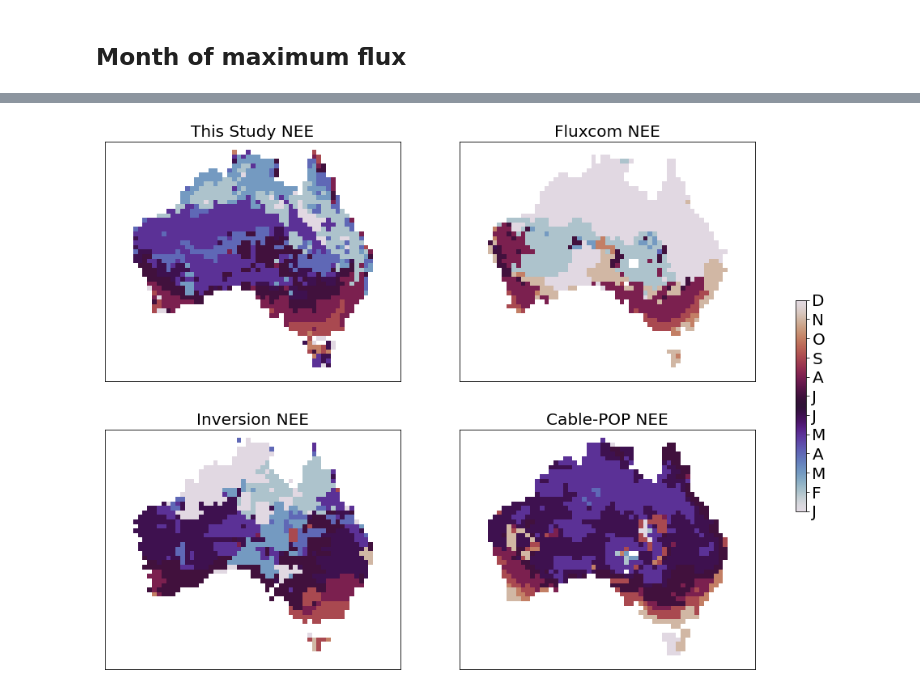
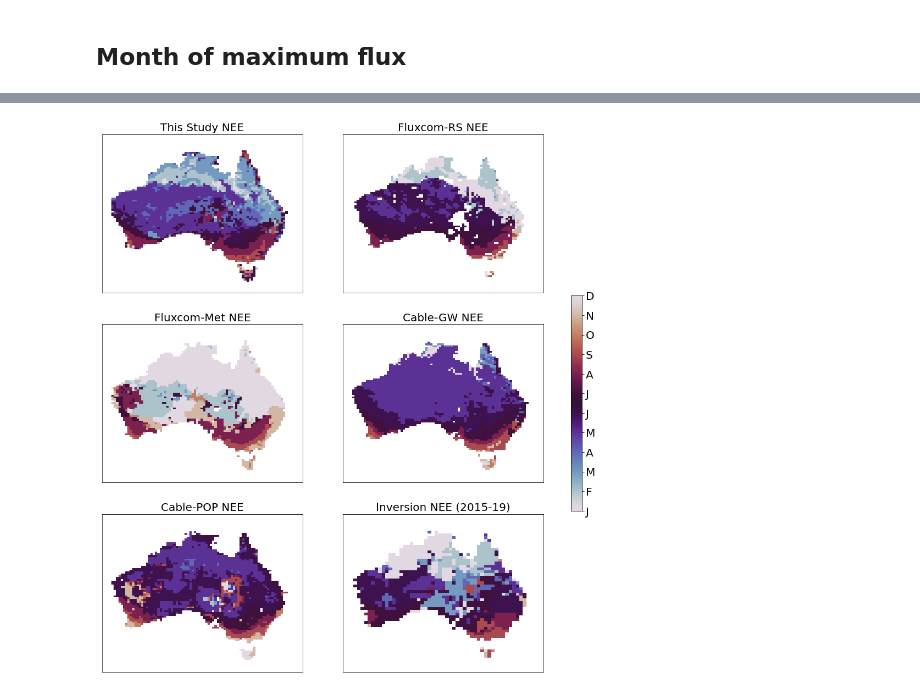
Before and after one commit to cbur24/NEE_modelling, a Jupyter notebook: 6a_Compare_products.ipynb, the cells around one changed output, grey strips where cells are left out. Cells and saved outputs as stored; diff of their text form; code cells hidden in the pictures.

Commit message:
1:1 plots and refine intercomparisons

```diff
--- a/6a_Compare_products.ipynb
+++ b/6a_Compare_products.ipynb
@@ -132,6 +143,6 @@ cable = xr_reproject(cable, geobox=grid.compat, resampling='bilinear')
 # %%
-cable_nee = xr_reproject(assign_crs(cable_nee['nbp'], crs='epsg:4326'), geobox=grid.compat, resampling='average')
-cable_nee = cable_nee.where(~mask.astype(bool))
+cable_gpp = xr_reproject(assign_crs(cable_gpp, crs='epsg:4326'), geobox=grid.compat, resampling='average') #['nbp']
+cable_gpp = cable_gpp.where(~mask.astype(bool))
 # %%
 modis_gpp = xr_reproject(modis_gpp, geobox=grid.compat, resampling='average')
 
@@ -175,5 +217,8 @@ trim=True
 if trim:
     ds = ds.sel(time=slice('2003', '2015'))
     ds_fc = ds_fc.sel(time=slice('2003', '2015'))
+    ds_fc_met = ds_fc_met.sel(time=slice('2003', '2015'))
+    cable_nee = cable_nee.sel(time=slice('2003', '2015'))
+    cable_nee_pop = cable_nee_pop['nbp'].sel(time=slice('2003', '2015'))
 # %%
 ds_1d = ds.sum(['x', 'y'])
@@ -302,14 +389,20 @@ ds_clim_mean_annual = ds.resample(time='1Y', label='left', loffset='6M').sum().m
 ds_fc_clim_mean = ds_fc.groupby('time.month').mean()
 ds_fc_clim_mean_annual = ds_fc.resample(time='1Y', label='left', loffset='6M').sum().mean('time')
 
+ds_fc_met_clim_mean = ds_fc_met.groupby('time.month').mean()
+ds_fc_met_clim_mean_annual = ds_fc_met.resample(time='1Y', label='left', loffset='6M').sum().mean('time')
+
 post_clim_mean = post.groupby('time.month').mean()
 post_clim_mean_annual = post.resample(time='1Y', label='left', loffset='6M').sum().mean('time')
 
-cable_clim_mean = cable.groupby('time.month').mean()
-cable_clim_mean_annual = cable.resample(time='1Y', label='left', loffset='6M').sum().mean('time')
+# cable_clim_mean = cable.groupby('time.month').mean()
+# cable_clim_mean_annual = cable.resample(time='1Y', label='left', loffset='6M').sum().mean('time')
 
 cable_nee_clim_mean = cable_nee.groupby('time.month').mean()
 cable_nee_clim_mean_annual = cable_nee.resample(time='1Y', label='left', loffset='6M').sum().mean('time')
+
+cable_nee_pop_clim_mean = cable_nee_pop.groupby('time.month').mean()
+cable_nee_pop_clim_mean_annual = cable_nee_pop.resample(time='1Y', label='left', loffset='6M').sum().mean('time')
 # %%
 # modis_gpp_clim_mean = modis_gpp.groupby('time.month').mean()
 # modis_gpp_clim_mean_annual = modis_gpp.resample(time='1Y', label='left', loffset='6M').sum().mean('time')
@@ -451,9 +568,11 @@ ax.set_ylabel('Climatological '+var+' PgC/year');
 if var == 'NEE':
     max_mean_month = allNaN_arg(ds_clim_mean, 'month', 'min')
     max_mean_month_fc = allNaN_arg(ds_fc_clim_mean, 'month', 'min')
+    max_mean_month_fc_met = allNaN_arg(ds_fc_met_clim_mean, 'month', 'min')
     max_mean_month_post = allNaN_arg(post_clim_mean, 'month', 'min')
-    max_mean_month_cable = allNaN_arg(cable_clim_mean, 'month', 'min')
+    #max_mean_month_cable = allNaN_arg(cable_clim_mean, 'month', 'min')
     max_mean_month_cable_nee = allNaN_arg(cable_nee_clim_mean, 'month', 'min')
+    max_mean_month_cable_nee_pop = allNaN_arg(cable_nee_pop_clim_mean, 'month', 'min')
     # max_mean_month_modis = allNaN_arg(modis_gpp_clim_mean, 'month', 'min')
     # max_mean_month_gosif = allNaN_arg(gosif_gpp_clim_mean, 'month', 'min')
     #max_mean_season = allNaN_arg(monthly_season, 'season', 'min')
@@ -466,34 +600,40 @@ else:
 # %%
-fig,ax = plt.subplots(2,2, figsize=(18,12), sharey=True, sharex=True)
+fig,ax = plt.subplots(3,2, figsize=(18,18), sharey=True, sharex=True)
 
 im = max_mean_month.plot.imshow(vmin=1, vmax=12, ax=ax[0,0], cmap='twilight', add_colorbar=False, add_labels=False)
 ax[0,0].set_title('This Study '+var, fontsize=20);
 
 im = max_mean_month_fc.plot.imshow(vmin=1, vmax=12, ax=ax[0,1], cmap='twilight', add_colorbar=False, add_labels=False)
-ax[0,1].set_title('Fluxcom '+var, fontsize=20);
+ax[0,1].set_title('Fluxcom-RS '+var, fontsize=20);
 
-im = max_mean_month_post.plot.imshow(vmin=1, vmax=12, ax=ax[1,0], cmap='twilight', add_colorbar=False, add_labels=False)
-ax[1,0].set_title('Inversion '+var, fontsize=20);
+im = max_mean_month_fc_met.plot.imshow(vmin=1, vmax=12, ax=ax[1,0], cmap='twilight', add_colorbar=False, add_labels=False)
+ax[1,0].set_title('Fluxcom-Met '+var, fontsize=20);
 
 # im = max_mean_month_cable.plot.imshow(vmin=1, vmax=12, ax=ax[1,1], cmap='twilight', add_colorbar=False)
 # ax[1,1].set_title('Cable '+var, fontsize=20);
 
 im = max_mean_month_cable_nee.plot.imshow(vmin=1, vmax=12, ax=ax[1,1], cmap='twilight', add_colorbar=False, add_labels=False)
-ax[1,1].set_title('Cable-POP '+var, fontsize=20);
+ax[1,1].set_title('Cable-GW '+var, fontsize=20);
+
+im = max_mean_month_cable_nee_pop.plot.imshow(vmin=1, vmax=12, ax=ax[2,0], cmap='twilight', add_colorbar=False, add_labels=False)
+ax[2,0].set_title('Cable-POP '+var, fontsize=20);
+
+im = max_mean_month_post.isel(x=range(15, 72), y=range(12, 68)).plot.imshow(vmin=1, vmax=12, ax=ax[2,1], cmap='twilight', add_colorbar=False, add_labels=False)
+ax[2,1].set_title('Inversion '+var+' (2015-19)', fontsize=20);
 
 # im = max_mean_month_modis.plot.imshow(vmin=1, vmax=12, ax=ax[1,0], cmap='twilight', add_colorbar=False)
 # ax[1,0].set_title('MODIS '+var, fontsize=20);
 
 # im = max_mean_month_gosif.plot.imshow(vmin=1, vmax=12, ax=ax[1,1], cmap='twilight', add_colorbar=False)
 # ax[1,1].set_title('GOSIF '+var, fontsize=20);
 ax[0,0].set_xticks([])
 ax[0,1].set_yticks([])
 ax[1,0].set_xticks([])
 ax[1,1].set_yticks([])
 cbar = fig.colorbar(im, spacing='uniform', ax=ax.ravel().tolist(), orientation='vertical', shrink=0.4)
 cbar.set_ticks([1,2,3,4,5,6,7,8,9,10,11,12])
 cbar.set_ticklabels(["J","F","M","A","M","J","J","A","S","O","N","D"], fontsize=20)
 # plt.tight_layout()
 plt.savefig('/g/data/os22/chad_tmp/NEE_modelling/results/figs/month_of_max_'+var+'.png')
 # %% [output]
-[figure, old version]
+[figure, new version]
```
Also changed, not shown: parts of 26 cells of this notebook, 36 other files.
